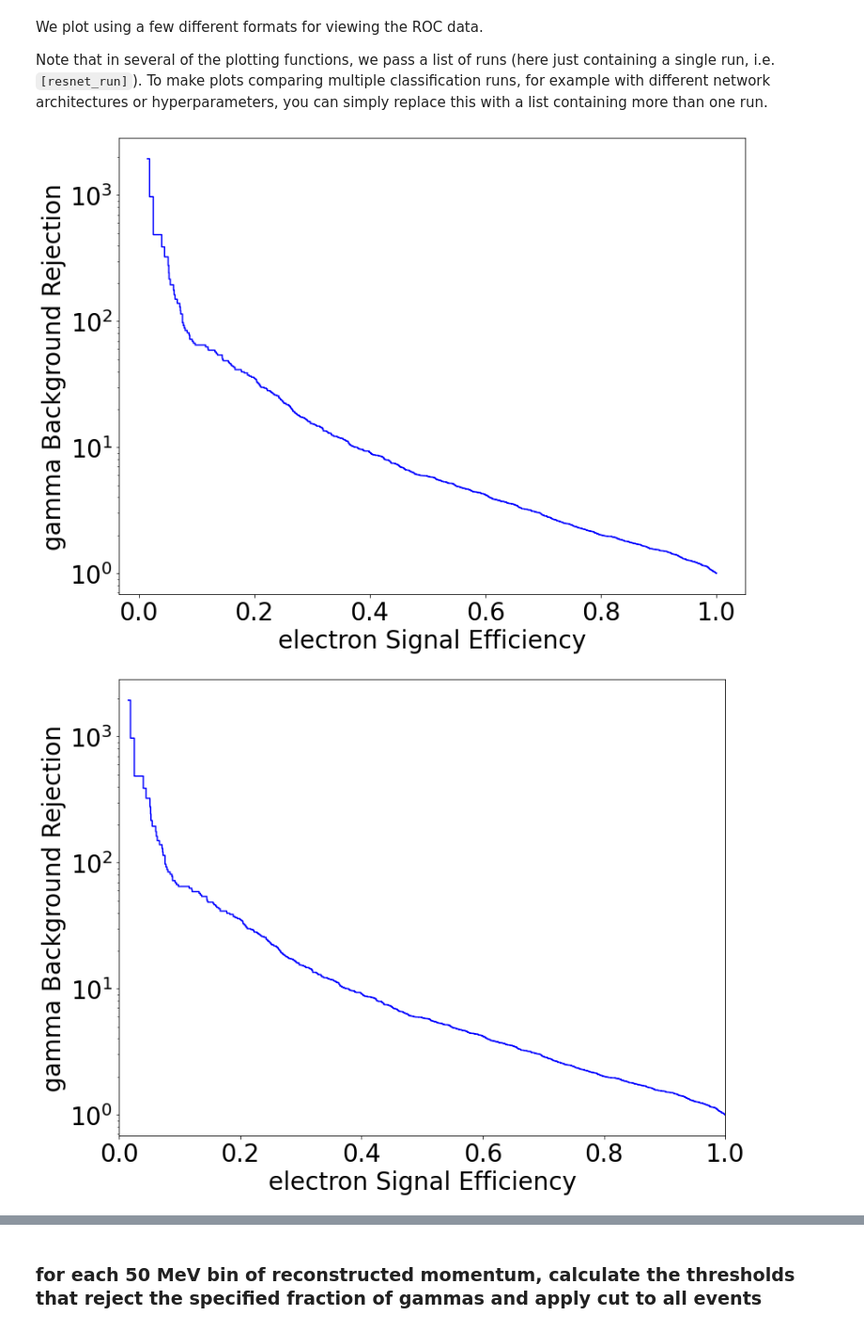
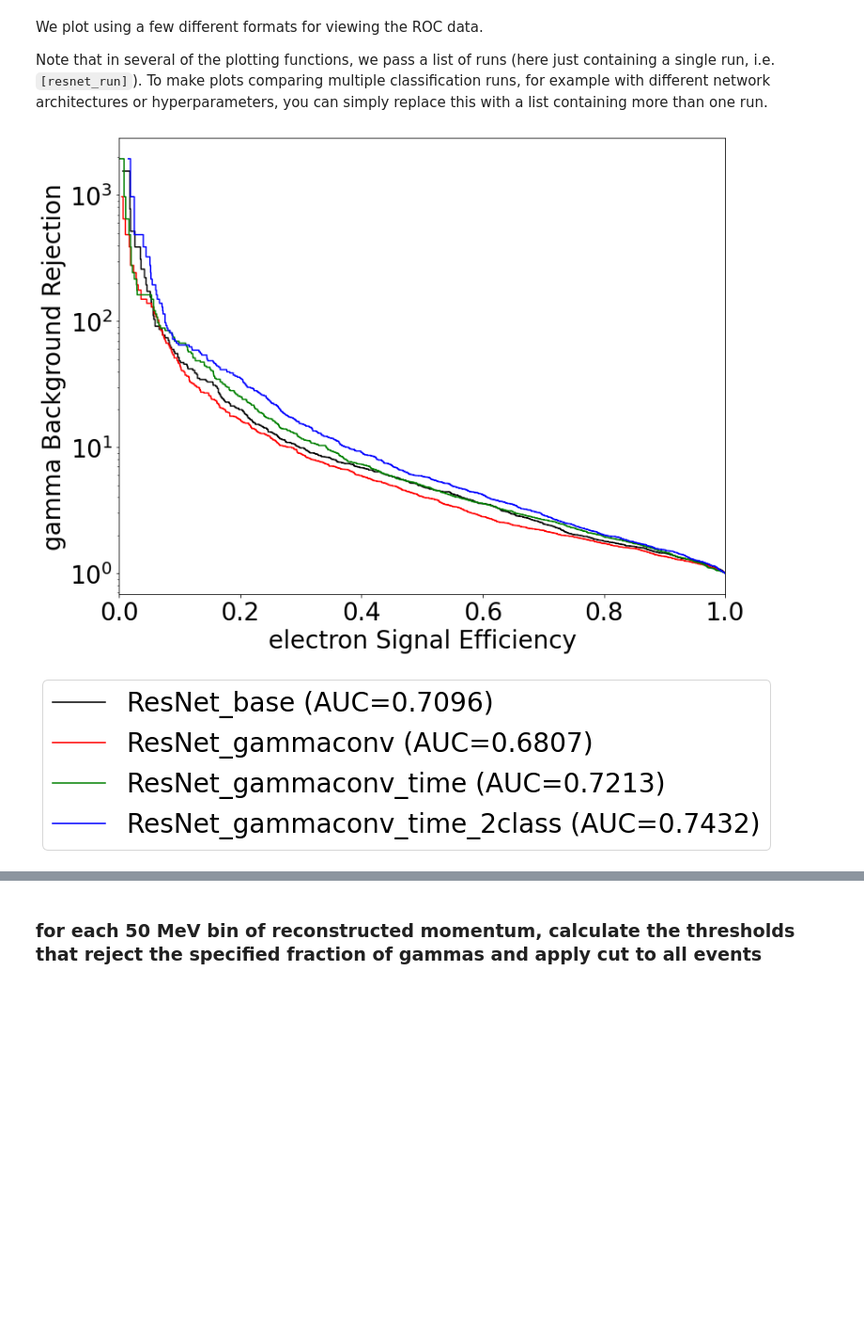
Before and after one commit to jerenner/wcte_analysis, a Jupyter notebook: resnet_PID_e_gamma.ipynb, the cells around one changed output, grey strips where cells are left out. Shown at 94% size. Drawn from its saved outputs; the diff is of its cells as text; code cells hidden in the pictures; blank space fills up the shorter version.

Commit message:
Adds charge and timing information, superimposed ROC curves

```diff
--- a/resnet_PID_e_gamma.ipynb
+++ b/resnet_PID_e_gamma.ipynb
@@ -7,6 +7,9 @@ This notebook contains an example analysis of WatChMaL classification runs.
 - Timing information was added to WatChMaL by A. De Lorenzis: https://github.com/adelorenzis/WatChMaL
 
 Plots are included of the training progression, ROC curves, and various plots of signal or background efficiency vs physical quantities.
+# %%
+# Set this to true to download and analyze data from base (non-gamma-conversion) gamma data.
+include_base_case = True
 # %%
 # install some additional packages (may need to restart runtime after running this)
 !pip install omegaconf uproot hydra-core
@@ -135,4 +149,11 @@ h5_root_files = np.array(h5_file['root_files'])[test_idxs].squeeze()
 h5_event_ids  = np.array(h5_file['event_ids'])[test_idxs].squeeze()
 h5_vetos      = np.array(h5_file['veto'])[test_idxs].squeeze()
 events_hits_index = np.append(h5_file['event_hits_index'], h5_file['hit_pmt'].shape[0])
-h5_nhits      = (events_hits_index[test_idxs+1] - events_hits_index[test_idxs]).squeeze()
+h5_hits_start = events_hits_index[test_idxs].squeeze()
+h5_hits_end   = events_hits_index[test_idxs+1].squeeze()
+h5_nhits      = h5_hits_end - h5_hits_start
+
+if(include_base_case):
+  data_path_base = "mu_e_gamma.h5"
+  h5_file_base = h5py.File(data_path_base, "r")
+  h5_labels_base = np.array(h5_file_base['labels'])[test_idxs_base].squeeze()
@@ -181,15 +235,16 @@ dwall_cut = h5_dwall > -1000
 towall_cut = (h5_towall > -1000) & (h5_towall < 1000)
 nhits_cut = h5_nhits > 30
 
-h5_gammas = (h5_labels==0)
-h5_electrons = (h5_labels==1)
+h5_gammas = (h5_labels == 0)
+h5_electrons = (h5_labels == 1)
 
 # select the true electron and muon events that pass the cuts
-cuts = ((h5_electrons | h5_gammas)
-        #& od_veto_cut
-        #& nhit_cut
-        #& towall_cut
-       )
+cuts = (h5_electrons | h5_gammas)
+
+if(include_base_case):
+  h5_gammas_base = (h5_labels_base == 0)
+  h5_electrons_base = (h5_labels_base == 1)
+  cuts_base = (h5_electrons_base | h5_gammas_base)
 # %% [markdown]
 ### xyz (launch vertex)
 # %%
@@ -363,7 +451,10 @@ class WatChMaLClassification(ClassificationRun, analysis.read.WatChMaLOutput)
  |  val_log_loss
  |      Array of validation loss values for each entry in the training progression log.
 # %%
-resnet_run = WatChMaLClassification("17-45-07", "ResNet", h5_labels, test_idxs, cuts, color="blue", linestyle='-')
+resnet_run                       = WatChMaLClassification("17-52-09", "ResNet_base", h5_labels_base, test_idxs_base, cuts_base, color="black", linestyle='-')
+resnet_run_gammaconv             = WatChMaLClassification("21-05-33", "ResNet_gammaconv", h5_labels, test_idxs, cuts, color="red", linestyle='-')
+resnet_run_gammaconv_time        = WatChMaLClassification("18-20-31", "ResNet_gammaconv_time", h5_labels, test_idxs, cuts, color="green", linestyle='-')
+resnet_run_gammaconv_time_2class = WatChMaLClassification("17-45-07", "ResNet_gammaconv_time_2class", h5_labels, test_idxs, cuts, color="blue", linestyle='-')
 # %% [markdown]
 ### Plot training progression
 # %%
@@ -473,11 +564,11 @@ We plot using a few different formats for viewing the ROC data.
 
 Note that in several of the plotting functions, we pass a list of runs (here just containing a single run, i.e. `[resnet_run]`). To make plots comparing multiple classification runs, for example with different network architectures or hyperparameters, you can simply replace this with a list containing more than one run.
 # %%
-fig, ax = plot_rocs([resnet_run], type1_labels, type2_labels, x_label="{} Signal Efficiency".format(type1), y_label="{} Background Rejection".format(type2), mode='rejection', legend=None)
-fig, ax = plot_rocs([resnet_run], type1_labels, type2_labels, x_label="{} Signal Efficiency".format(type1), y_label="{} Background Rejection".format(type2), mode='rejection', x_lim=(0.0,1), legend=None)
-fig, ax = plot_rocs([resnet_run], type1_labels, type2_labels, x_label="{} Background Mis-ID rate".format(type2), y_label="{} Signal Efficiency".format(type1), mode='efficiency', x_lim=(0,1.0), legend=None)
-fig, ax = plot_rocs([resnet_run], type1_labels, type2_labels, x_label="{} Background Mis-ID rate".format(type2), y_label="{} Signal Efficiency".format(type1), mode='efficiency', x_log=True, legend=None)
+#fig, ax = plot_rocs([resnet_run], type1_labels, type2_labels, x_label="{} Signal Efficiency".format(type1), y_label="{} Background Rejection".format(type2), mode='rejection', legend=None)
+fig, ax = plot_rocs([resnet_run, resnet_run_gammaconv, resnet_run_gammaconv_time, resnet_run_gammaconv_time_2class], type1_labels, type2_labels, x_label="{} Signal Efficiency".format(type1), y_label="{} Background Rejection".format(type2), mode='rejection', x_lim=(0.0,1), legend=None)
+#fig, ax = plot_rocs([resnet_run], type1_labels, type2_labels, x_label="{} Background Mis-ID rate".format(type2), y_label="{} Signal Efficiency".format(type1), mode='efficiency', x_lim=(0,1.0), legend=None)
+#fig, ax = plot_rocs([resnet_run], type1_labels, type2_labels, x_label="{} Background Mis-ID rate".format(type2), y_label="{} Signal Efficiency".format(type1), mode='efficiency', x_log=True, legend=None)
 l_fig, l_ax = plot_legend(ax)
 # %% [output]
-[figure, old version]
+[figure, new version]
-[figure, old version]
+[figure, new version]
```
Also changed, not shown: parts of 12 cells of this notebook.
